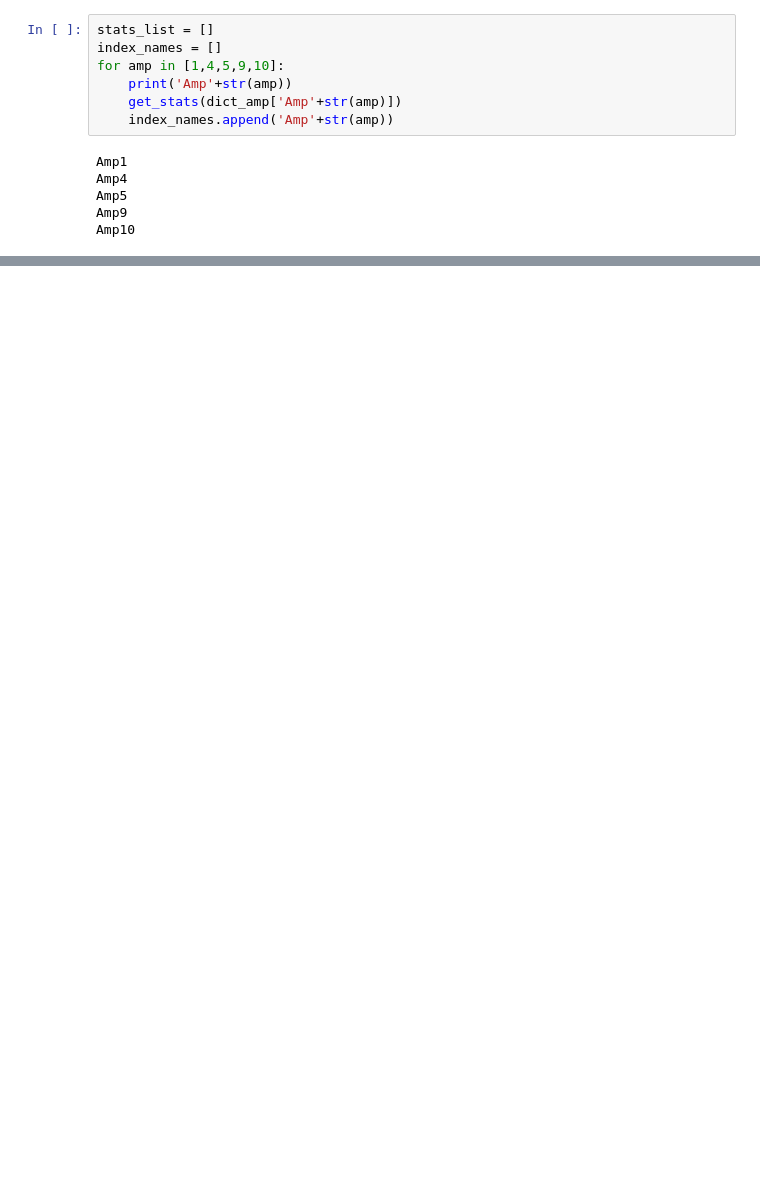
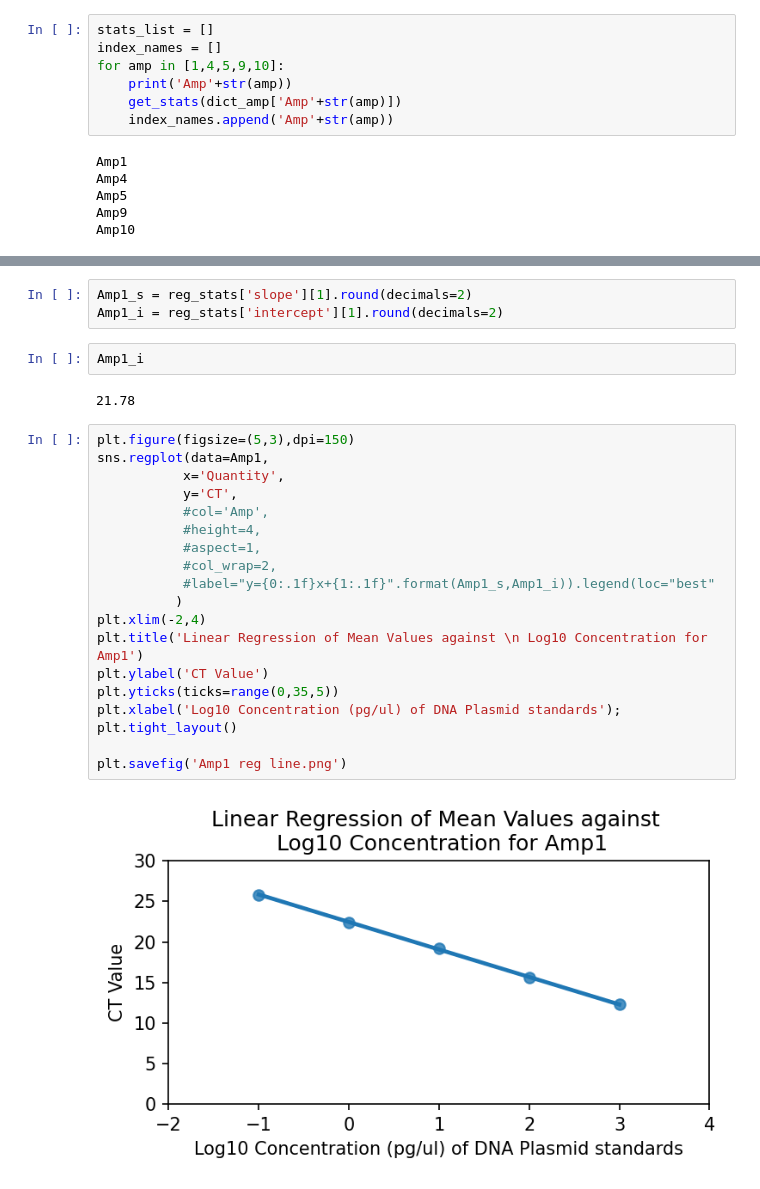
Before and after one commit to harAtEA/residual-plasmid-python, a Jupyter notebook: residual plasmid/compiled primer runs 2 to 5.ipynb, the cells around one changed output, grey strips where cells are left out. Cells and saved outputs as stored; diff of their text form; blank space fills up the shorter version.

```diff
--- a/residual plasmid/compiled primer runs 2 to 5.ipynb
+++ b/residual plasmid/compiled primer runs 2 to 5.ipynb
@@ -757,0 +883,28 @@ pd.DataFrame(stats_list,index = index_names,
+# %%
+Amp1_s = reg_stats['slope'][1].round(decimals=2)
+Amp1_i = reg_stats['intercept'][1].round(decimals=2)
+# %%
+Amp1_i
+# %% [output]
+21.78
+# %%
+plt.figure(figsize=(5,3),dpi=150)
+sns.regplot(data=Amp1,
+           x='Quantity',
+           y='CT',
+           #col='Amp',
+           #height=4,
+           #aspect=1,
+           #col_wrap=2,
+           #label="y={0:.1f}x+{1:.1f}".format(Amp1_s,Amp1_i)).legend(loc="best"
+          )
+plt.xlim(-2,4)
+plt.title('Linear Regression of Mean Values against \n Log10 Concentration for Amp1')
+plt.ylabel('CT Value')
+plt.yticks(ticks=range(0,35,5))
+plt.xlabel('Log10 Concentration (pg/ul) of DNA Plasmid standards');
+plt.tight_layout()
+
+plt.savefig('Amp1 reg line.png')
+# %% [output]
+[figure, added]
```
Also changed, not shown: parts of 36 cells of this notebook, 6 other files.
